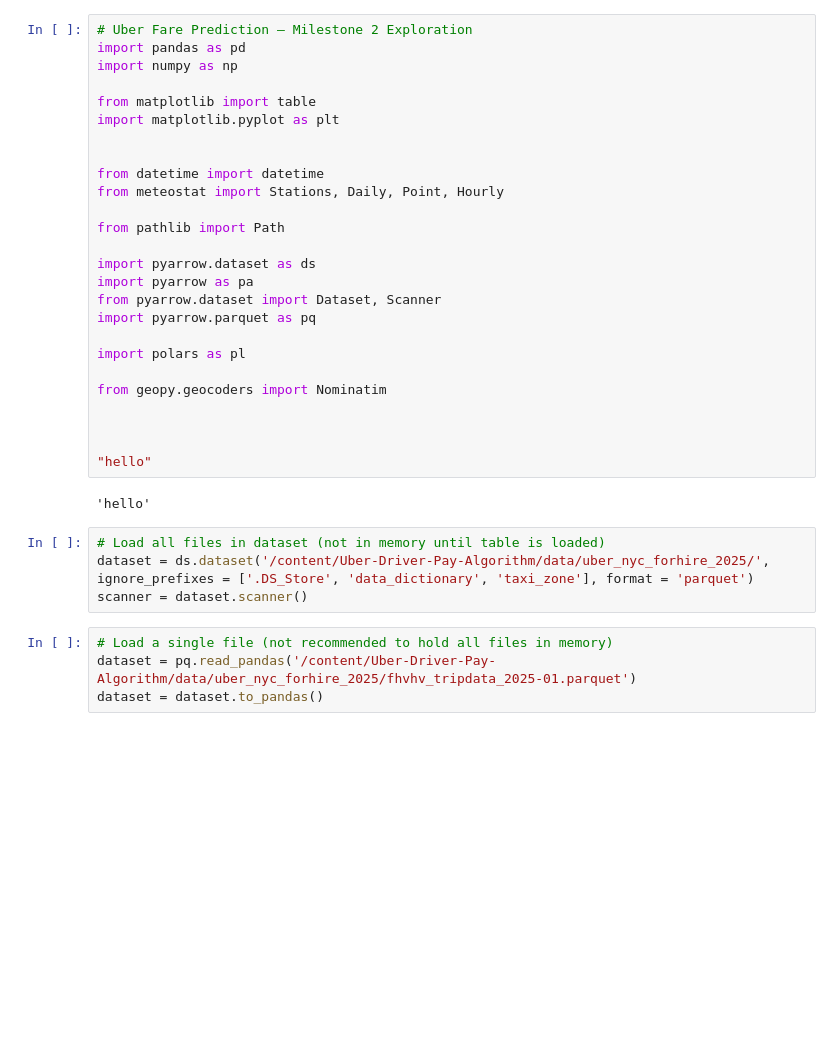
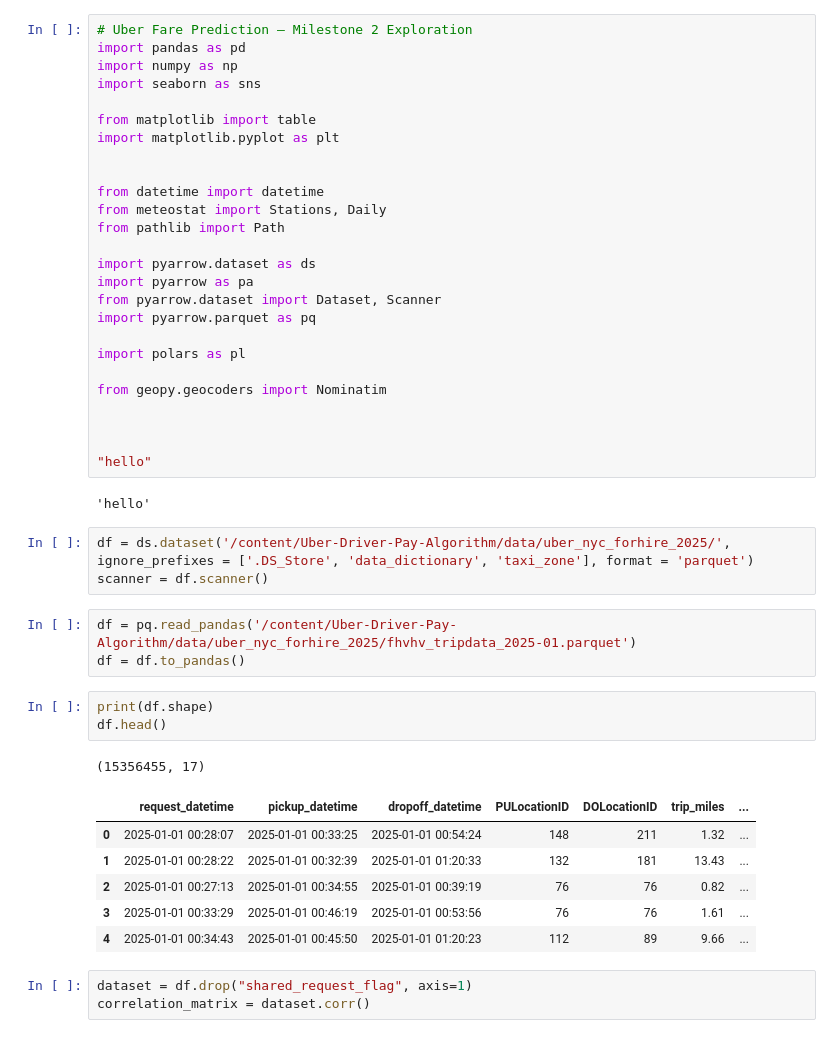
Before and after one commit to annajliu110101/Uber-Driver-Pay-Algorithm, a Jupyter notebook: notebooks/Exploaration.ipynb, the cells around one changed output. Cells and saved outputs as stored; diff of their text form; blank space fills up the shorter version.

```diff
--- a/notebooks/Exploaration.ipynb
+++ b/notebooks/Exploaration.ipynb
@@ -34,14 +23,14 @@ Requirement already satisfied: polars in /usr/local/lib/python3.11/dist-packages
 # Uber Fare Prediction – Milestone 2 Exploration
 import pandas as pd
 import numpy as np
+import seaborn as sns
 
 from matplotlib import table
 import matplotlib.pyplot as plt
 
 
 from datetime import datetime
-from meteostat import Stations, Daily, Point, Hourly
-
+from meteostat import Stations, Daily
 from pathlib import Path
 
 import pyarrow.dataset as ds
@@ -59,10 +48,22 @@ from geopy.geocoders import Nominatim
 # %% [output]
 'hello'
 # %%
-# Load all files in dataset (not in memory until table is loaded)
-dataset = ds.dataset('/content/Uber-Driver-Pay-Algorithm/data/uber_nyc_forhire_2025/', ignore_prefixes = ['.DS_Store', 'data_dictionary', 'taxi_zone'], format = 'parquet')
-scanner = dataset.scanner()
+df = ds.dataset('/content/Uber-Driver-Pay-Algorithm/data/uber_nyc_forhire_2025/', ignore_prefixes = ['.DS_Store', 'data_dictionary', 'taxi_zone'], format = 'parquet')
+scanner = df.scanner()
 # %%
-# Load a single file (not recommended to hold all files in memory)
-dataset = pq.read_pandas('/content/Uber-Driver-Pay-Algorithm/data/uber_nyc_forhire_2025/fhvhv_tripdata_2025-01.parquet')
-dataset = dataset.to_pandas()
+df = pq.read_pandas('/content/Uber-Driver-Pay-Algorithm/data/uber_nyc_forhire_2025/fhvhv_tripdata_2025-01.parquet')
+df = df.to_pandas()
+# %%
+print(df.shape)
+df.head()
+# %% [output]
+(15356455, 17)
+|  | request_datetime | pickup_datetime | dropoff_datetime | PULocationID | DOLocationID | trip_miles | ... |
+| 0 | 2025-01-01 00:28:07 | 2025-01-01 00:33:25 | 2025-01-01 00:54:24 | 148 | 211 | 1.32 | ... |
+| 1 | 2025-01-01 00:28:22 | 2025-01-01 00:32:39 | 2025-01-01 01:20:33 | 132 | 181 | 13.43 | ... |
+| 2 | 2025-01-01 00:27:13 | 2025-01-01 00:34:55 | 2025-01-01 00:39:19 | 76 | 76 | 0.82 | ... |
+| 3 | 2025-01-01 00:33:29 | 2025-01-01 00:46:19 | 2025-01-01 00:53:56 | 76 | 76 | 1.61 | ... |
+| 4 | 2025-01-01 00:34:43 | 2025-01-01 00:45:50 | 2025-01-01 01:20:23 | 112 | 89 | 9.66 | ... |
+# %%
+dataset = df.drop("shared_request_flag", axis=1)
+correlation_matrix = dataset.corr()
```
Also changed, not shown: parts of 5 cells of this notebook.
